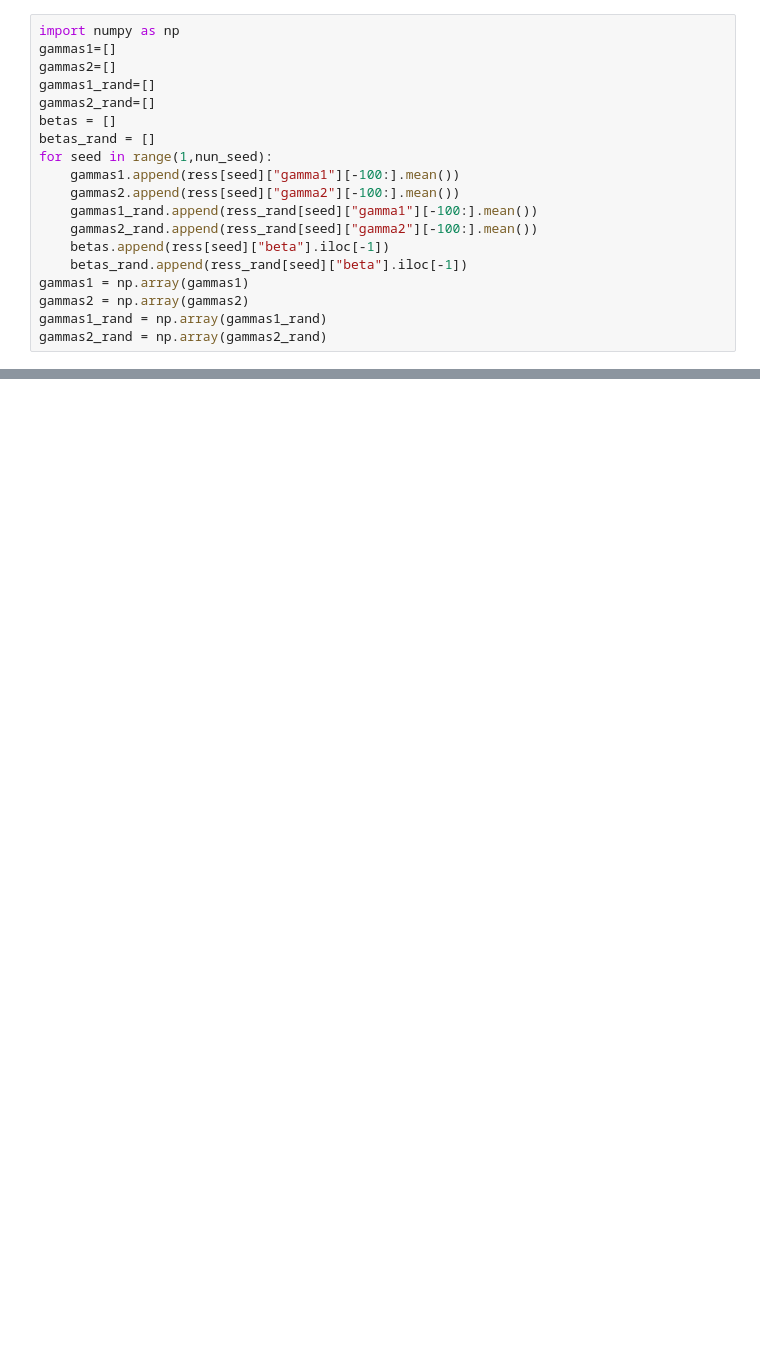
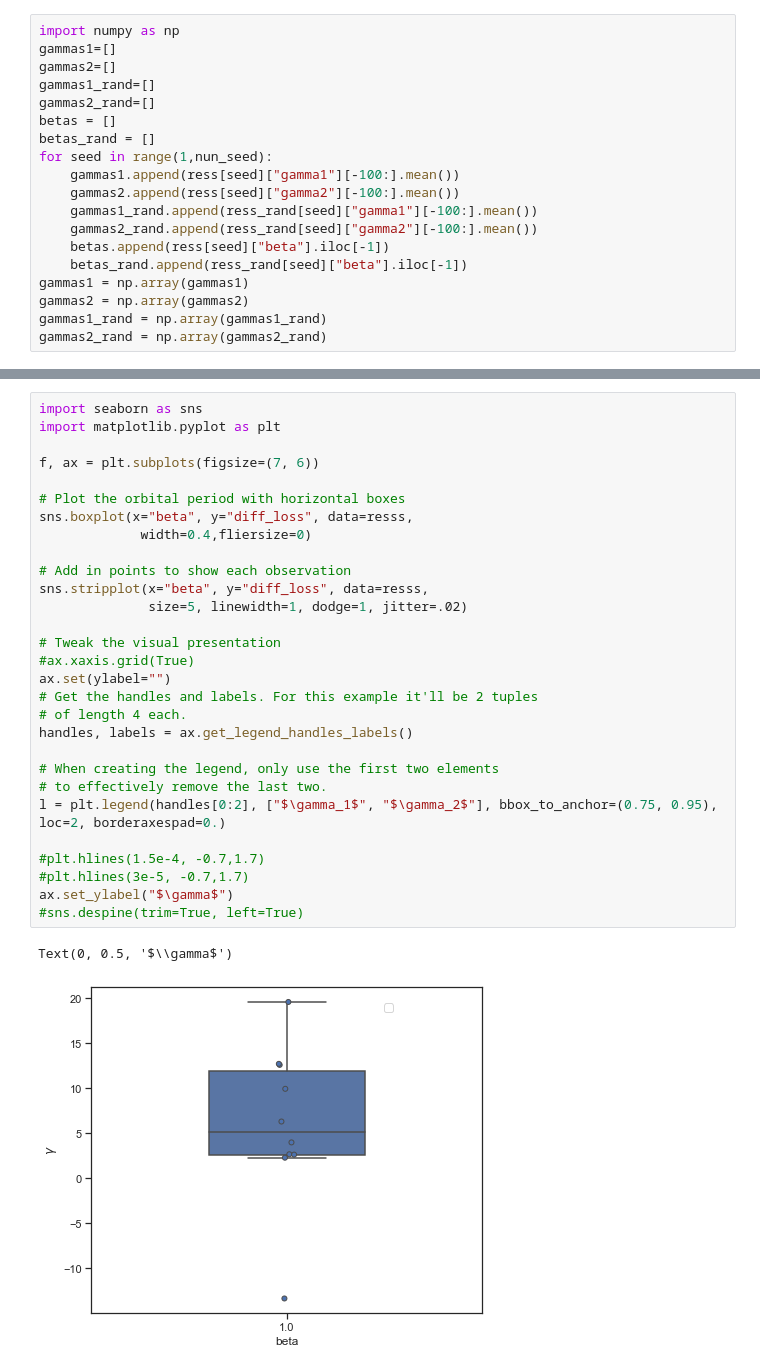
Before and after one commit to ocadni/annfore-results, a Jupyter notebook: results/parameters/i_bird/read_data.ipynb, the cells around one changed output, grey strips where cells are left out. Saved outputs shown, nothing was run; the diff lists cells and outputs as text; blank space fills up the shorter version.

```diff
--- a/results/parameters/i_bird/read_data.ipynb
+++ b/results/parameters/i_bird/read_data.ipynb
@@ -37,0 +62,32 @@ loss_rand = np.array(loss_rand)
+# %%
+import seaborn as sns
+import matplotlib.pyplot as plt
+
+f, ax = plt.subplots(figsize=(7, 6))
+
+# Plot the orbital period with horizontal boxes
+sns.boxplot(x="beta", y="diff_loss", data=resss,
+             width=0.4,fliersize=0)
+
+# Add in points to show each observation
+sns.stripplot(x="beta", y="diff_loss", data=resss,
+              size=5, linewidth=1, dodge=1, jitter=.02)
+
+# Tweak the visual presentation
+#ax.xaxis.grid(True)
+ax.set(ylabel="")
+# Get the handles and labels. For this example it'll be 2 tuples
+# of length 4 each.
+handles, labels = ax.get_legend_handles_labels()
+
+# When creating the legend, only use the first two elements
+# to effectively remove the last two.
+l = plt.legend(handles[0:2], ["$\gamma_1$", "$\gamma_2$"], bbox_to_anchor=(0.75, 0.95), loc=2, borderaxespad=0.)
+
+#plt.hlines(1.5e-4, -0.7,1.7)
+#plt.hlines(3e-5, -0.7,1.7)
+ax.set_ylabel("$\gamma$")
+#sns.despine(trim=True, left=True)
+# %% [output]
+Text(0, 0.5, '$\\gamma$')
+[figure, added]
```
Also changed, not shown: parts of 24 cells of this notebook, 3 other files.
